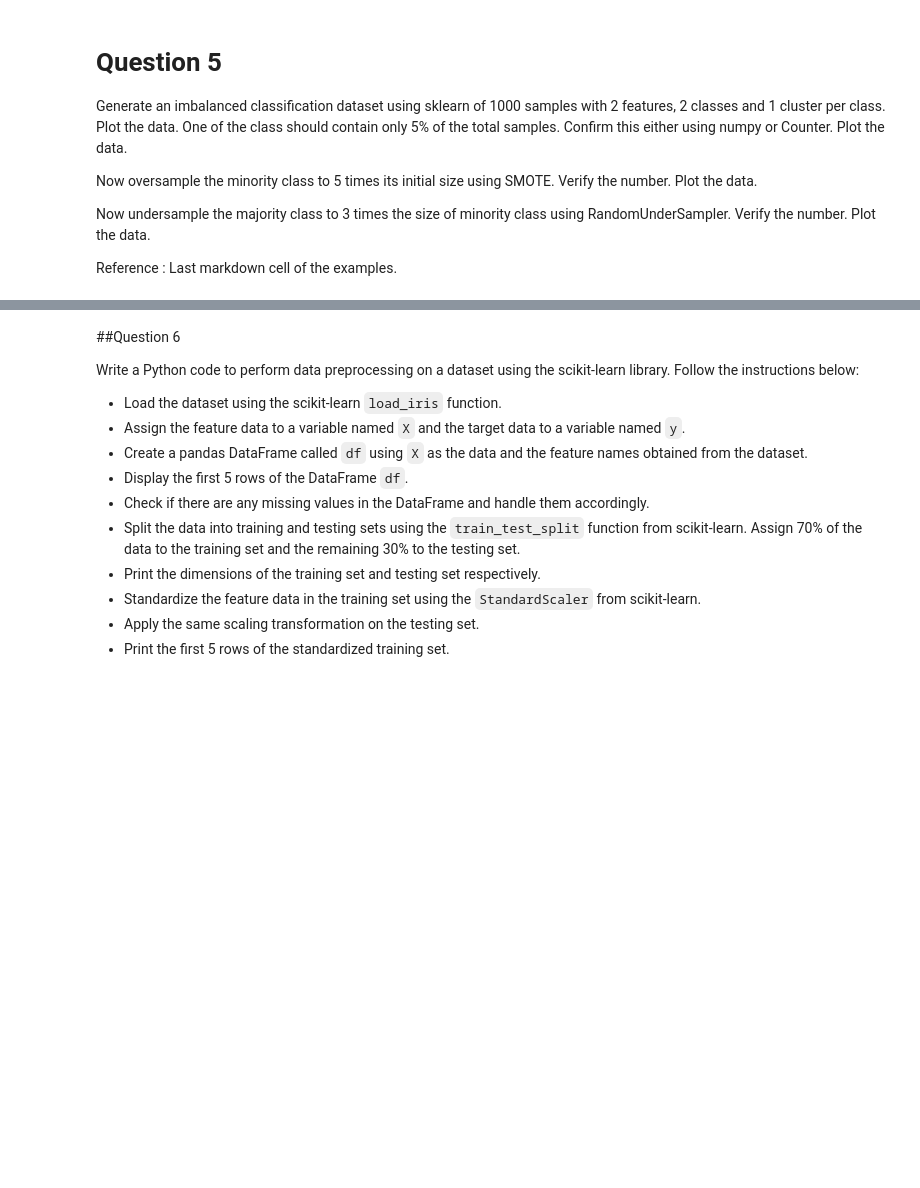
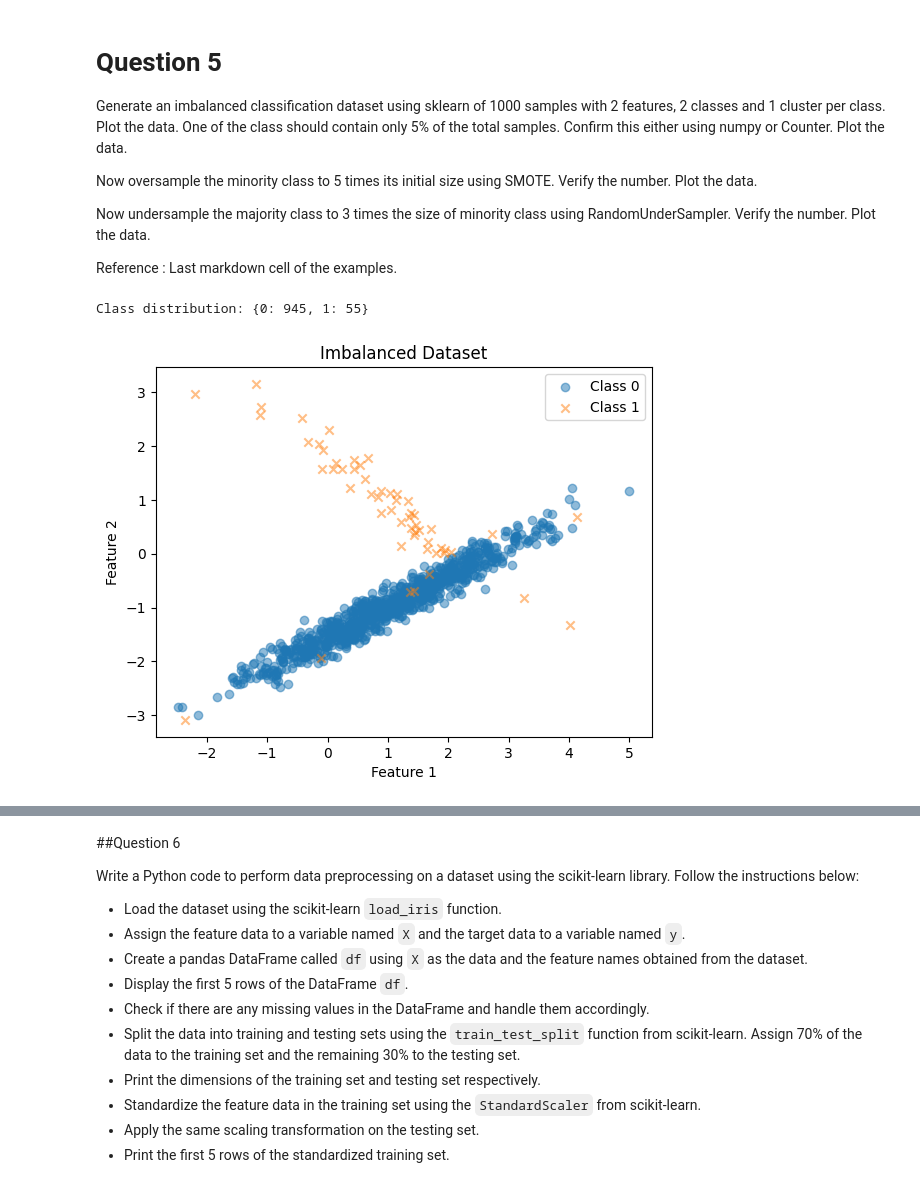
Before and after one commit to ElectronicsClub-IITK/Voice-Morph-Companion, a Jupyter notebook: Week 1/Libraries Assignment/Libraries assignment.ipynb, the cells around one changed output, grey strips where cells are left out. Drawn from its saved outputs; the diff is of its cells as text; code cells hidden in the pictures; blank space fills up the shorter version.

```diff
--- a/Week 1/Libraries Assignment/Libraries assignment.ipynb
+++ b/Week 1/Libraries Assignment/Libraries assignment.ipynb
@@ -105,0 +133,40 @@ plt.show()
+# %%
+from sklearn.datasets import make_classification
+import numpy as np
+
+# Parameters
+n_samples = 1000  # Total number of samples
+n_features = 2    # Number of features
+n_classes = 2     # Number of classes
+n_clusters_per_class = 1  # Number of clusters per class
+weights = [0.95, 0.05]  # Imbalance ratio: 90% of class 0 and 10% of class 1
+class_sep = 1.0  # Separation between the classes
+
+# Generate the dataset
+X, y = make_classification(n_samples=n_samples,
+                           n_features=n_features,
+                           n_informative=n_features,
+                           n_redundant=0,
+                           n_clusters_per_class=n_clusters_per_class,
+                           weights=weights,
+                           class_sep=class_sep,
+                           random_state=42)
+
+# Display the class distribution
+unique, counts = np.unique(y, return_counts=True)
+class_distribution = dict(zip(unique, counts))
+print("Class distribution:", class_distribution)
+
+# Optionally, you can visualize the dataset if needed
+import matplotlib.pyplot as plt
+
+plt.scatter(X[y == 0][:, 0], X[y == 0][:, 1], label='Class 0', alpha=0.5)
+plt.scatter(X[y == 1][:, 0], X[y == 1][:, 1], label='Class 1', alpha=0.5, marker='x')
+plt.xlabel('Feature 1')
+plt.ylabel('Feature 2')
+plt.legend()
+plt.title('Imbalanced Dataset')
+plt.show()
+# %% [output]
+Class distribution: {0: 945, 1: 55}
+[figure, added]
```
Also changed, not shown: parts of 17 cells of this notebook.
